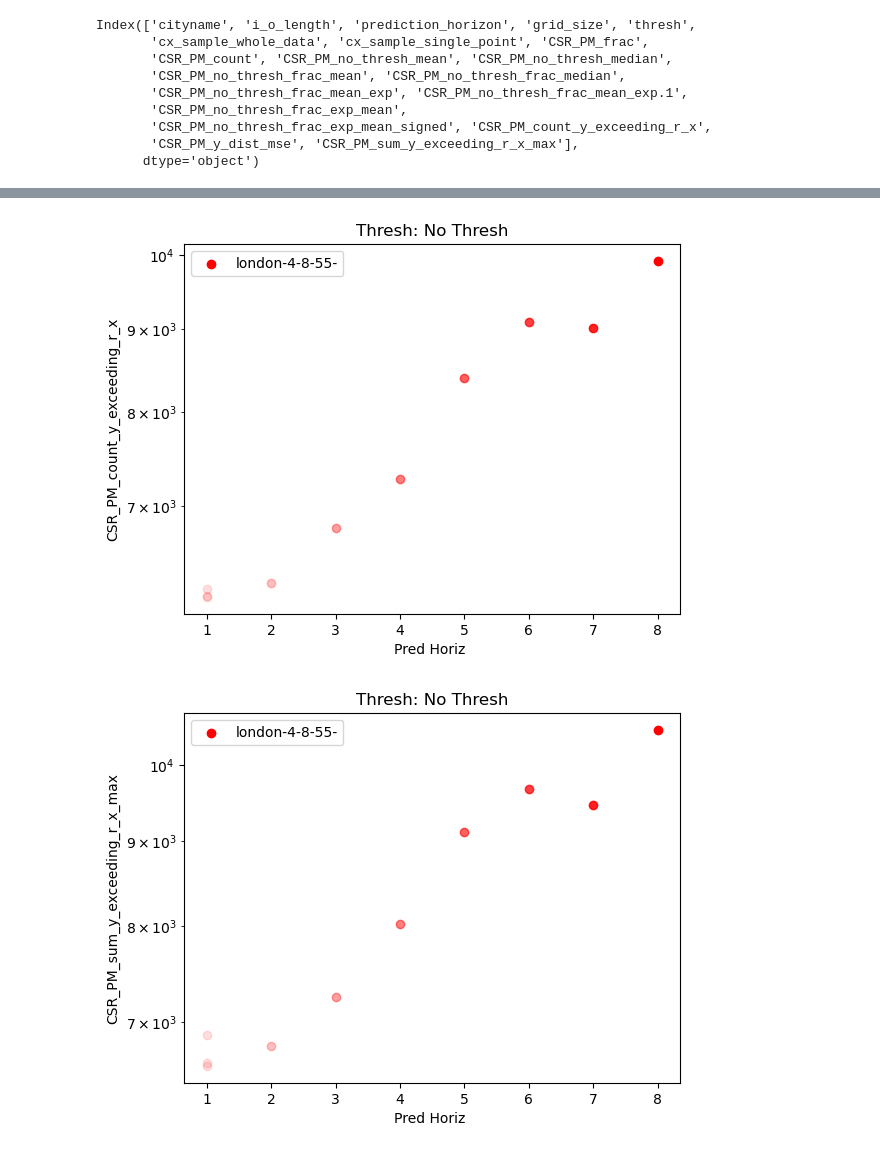
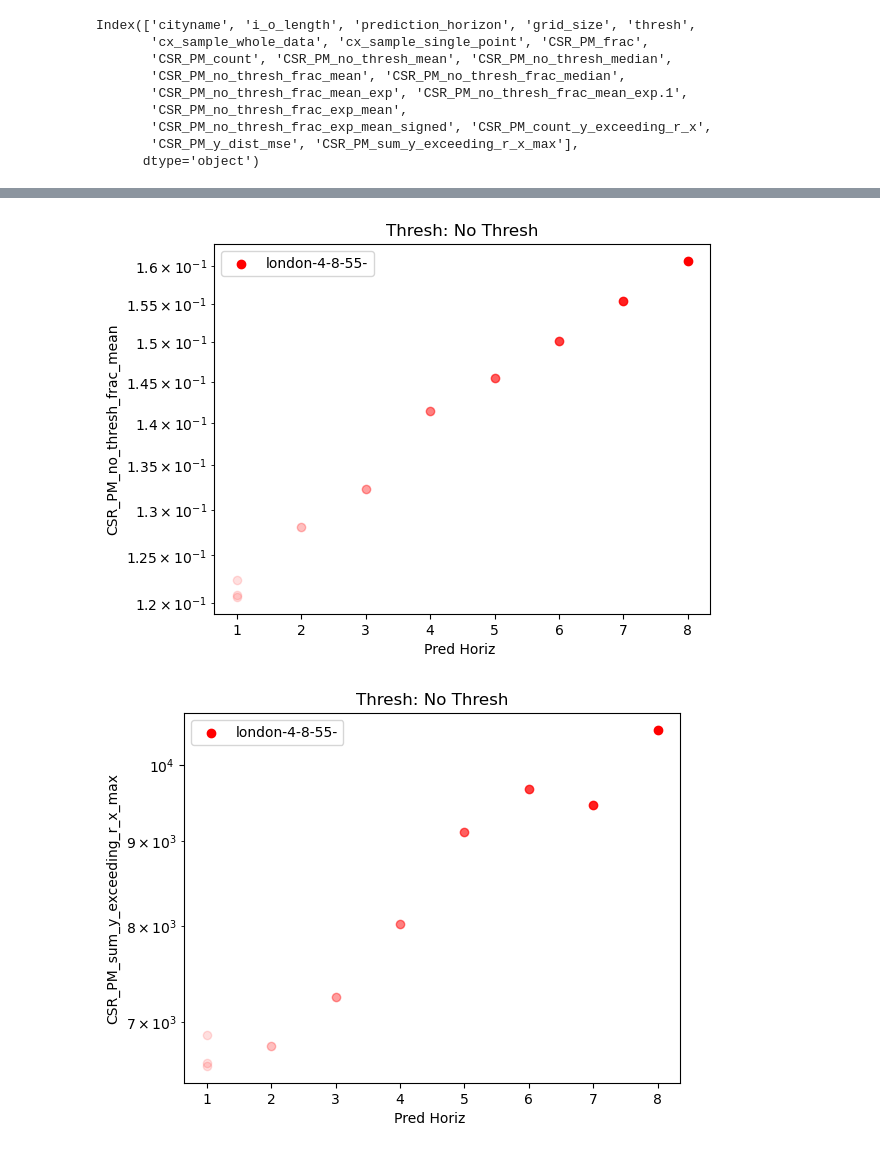
Before and after one commit to mie-lab/Complexity-Aware-Traffic-Prediction, a Jupyter notebook: exploration/CATP/plotting/analyse_PM_back_to_basics.ipynb, the cells around one changed output, grey strips where cells are left out. Cells and saved outputs as stored; diff of their text form; code cells hidden in the pictures.

```diff
--- a/exploration/CATP/plotting/analyse_PM_back_to_basics.ipynb
+++ b/exploration/CATP/plotting/analyse_PM_back_to_basics.ipynb
@@ -66,12 +66,13 @@ df.head()
 # scales
 
 for CSR_type in [
-# 'CSR_PM_no_thresh_mean', 'CSR_PM_no_thresh_median',
+'CSR_PM_no_thresh_mean',
+    # 'CSR_PM_no_thresh_median',
 #        'CSR_PM_no_thresh_frac_mean', 'CSR_PM_no_thresh_frac_median',
 #        'CSR_PM_no_thresh_frac_mean_exp', 'CSR_PM_no_thresh_frac_mean_exp.1',
 #        'CSR_PM_no_thresh_frac_exp_mean',
-#        'CSR_PM_no_thresh_frac_exp_mean_signed',
-    'CSR_PM_count_y_exceeding_r_x',
+       # 'CSR_PM_no_thresh_frac_exp_mean_signed',
+    # 'CSR_PM_count_y_exceeding_r_x',
 #        'CSR_PM_y_dist_mse',
     'CSR_PM_sum_y_exceeding_r_x_max'
 ]:
@@ -132,11 +133,12 @@ df.head()
 
 for CSR_type in [
 # 'CSR_PM_no_thresh_mean', 'CSR_PM_no_thresh_median',
-#        'CSR_PM_no_thresh_frac_mean', 'CSR_PM_no_thresh_frac_median',
+       # 'CSR_PM_no_thresh_frac_mean',
+    # 'CSR_PM_no_thresh_frac_median',
 #        'CSR_PM_no_thresh_frac_mean_exp', 'CSR_PM_no_thresh_frac_mean_exp.1',
-#        'CSR_PM_no_thresh_frac_exp_mean',
+       # 'CSR_PM_no_thresh_frac_exp_mean',
 #        'CSR_PM_no_thresh_frac_exp_mean_signed',
-    'CSR_PM_count_y_exceeding_r_x',
+    # 'CSR_PM_count_y_exceeding_r_x',
     #    'CSR_PM_y_dist_mse',
     'CSR_PM_sum_y_exceeding_r_x_max'
 ]:
@@ -200,11 +201,12 @@ from preprocessing.ProcessRaw import ProcessRaw
 
 for CSR_type in [
 # 'CSR_PM_no_thresh_mean', 'CSR_PM_no_thresh_median',
-#        'CSR_PM_no_thresh_frac_mean', 'CSR_PM_no_thresh_frac_median',
+       'CSR_PM_no_thresh_frac_mean',
+    # , 'CSR_PM_no_thresh_frac_median',
 #        'CSR_PM_no_thresh_frac_mean_exp', 'CSR_PM_no_thresh_frac_mean_exp.1',
 #        'CSR_PM_no_thresh_frac_exp_mean',
 #        'CSR_PM_no_thresh_frac_exp_mean_signed', 'CSR_PM_count_y_exceeding_r_x',
-    'CSR_PM_count_y_exceeding_r_x',
+    # 'CSR_PM_count_y_exceeding_r_x',
     'CSR_PM_sum_y_exceeding_r_x_max'
 ]:
 
@@ -224,32 +226,32 @@ for CSR_type in [
                                        (df["cityname"]==cityname)
                                       ]
                     prefix = ProcessRaw.file_prefix(cityname=cityname,
                                                     io_length=i_o_length,
                                                     pred_horiz=pred_horiz,
                                                     scale=scale)
                     # print (filtered_rows)
                     if filtered_rows.shape[0] == 1:
                         range_ = [0]
                     else:
                         range_ = list(range(filtered_rows.shape[0]))
                         # sprint (cityname, scale, i_o_length, pred_horiz, filtered_rows.shape)
                         # no worries, will be plotted multiple times # this is three times because of first combination overlap
 
                     # print (filtered_rows)
 
                     for i in range_:
                         if cityname in city_label_printed:
                             plt.scatter(pred_horiz, filtered_rows.iloc[i][CSR_type], color=city_color[cityname], alpha=pred_horiz/max(config.pred_horiz))
                         else:
                             plt.scatter(pred_horiz, filtered_rows.iloc[i][CSR_type], color=city_color[cityname], label=prefix, alpha=pred_horiz/max(config.pred_horiz))
                             city_label_printed.append(cityname)
 
     plt.title("Thresh: No Thresh")
     plt.xlabel("Pred Horiz ")
     plt.ylabel(CSR_type)
     plt.yscale('log')
     plt.legend()
     plt.show()
 # %% [output]
-[figure, old version]
+[figure, new version]
 [figure]
```
Also changed, not shown: parts of 16 cells of this notebook, 14 other files.
